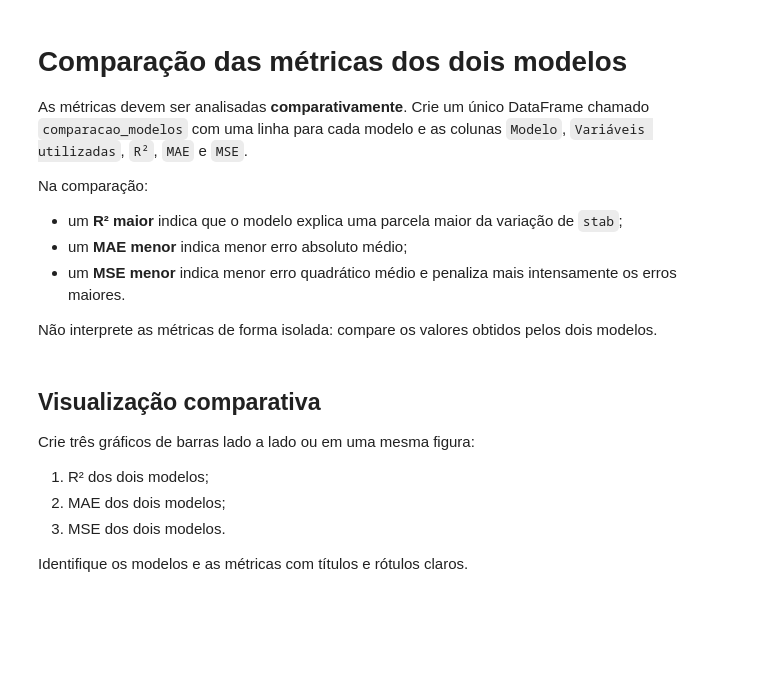
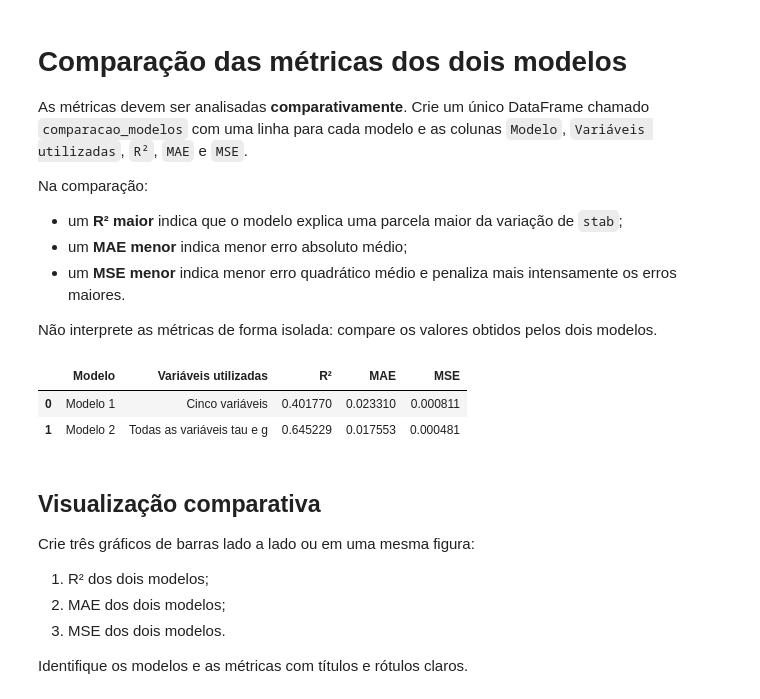
Before and after one commit to PedroHNeves1505/CP2-SERS-Semestre-2, a Jupyter notebook: AULA_07_Regressão_Linear_com_Dados_de_Energia.ipynb, the cells around one changed output. Cells and saved outputs as stored; diff of their text form; code cells hidden in the pictures; blank space fills up the shorter version.

```diff
--- a/AULA_07_Regressão_Linear_com_Dados_de_Energia.ipynb
+++ b/AULA_07_Regressão_Linear_com_Dados_de_Energia.ipynb
@@ -144,0 +246,19 @@ Crie um segundo modelo de Regressão Linear chamado `modeloLR_tau_g`. Treine-o,
+# %%
+# Crie e treine modeloLR_tau_g
+
+modeloLR_tau_g = LinearRegression()
+modeloLR_tau_g.fit(x2_treino, y2_treino)
+
+# Gere y_previsao_2
+
+y_previsao_2 = modeloLR_tau_g.predict(x2_teste)
+
+# Calcule e apresente as três métricas do Modelo 2
+
+R2_modelo_2 = r2_score(y2_teste, y_previsao_2)
+MAE_modelo_2 = mean_absolute_error(y2_teste, y_previsao_2)
+MSE_modelo_2 = mean_squared_error(y2_teste, y_previsao_2)
+
+print(f'R² do Modelo 2: {R2_modelo_2}')
+print(f'MAE do Modelo 2: {MAE_modelo_2}')
+print(f'MSE do Modelo 2: {MSE_modelo_2}')
@@ -159,3 +281,19 @@ Não interprete as métricas de forma isolada: compare os valores obtidos pelos
+# %%
+# Crie e exiba o DataFrame comparacao_modelos
+
+comparacao_modelos = pd.DataFrame({
+    'Modelo': ['Modelo 1', 'Modelo 2'],
+    'Variáveis utilizadas': ['Cinco variáveis', 'Todas as variáveis tau e g'],
+    'R²': [r2_modelo_1, R2_modelo_2],
+    'MAE': [mae_modelo_1, MAE_modelo_2],
+    'MSE': [mse_modelo_1, MSE_modelo_2]
+})
+
+comparacao_modelos.head()
+# %% [output]
+|  | Modelo | Variáveis utilizadas | R² | MAE | MSE |
+| 0 | Modelo 1 | Cinco variáveis | 0.401770 | 0.023310 | 0.000811 |
+| 1 | Modelo 2 | Todas as variáveis tau e g | 0.645229 | 0.017553 | 0.000481 |
 # %% [markdown]
 ## Visualização comparativa
 
```
Also changed, not shown: parts of 21 cells of this notebook.
